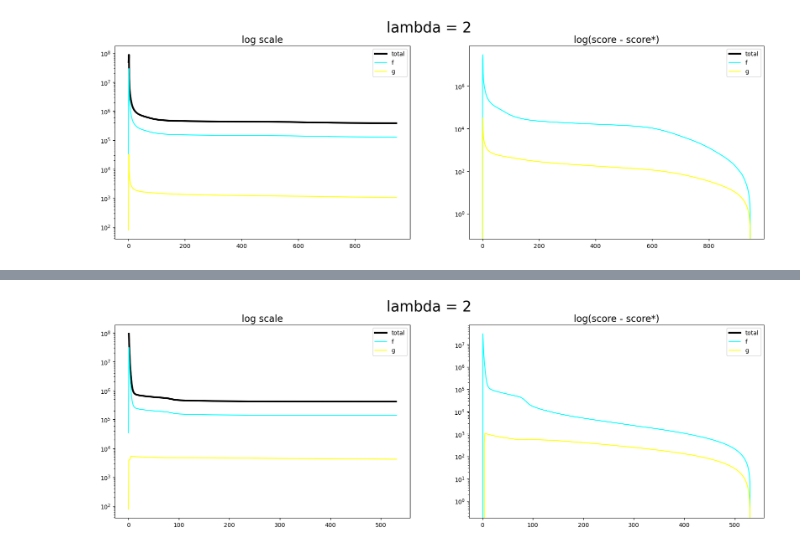
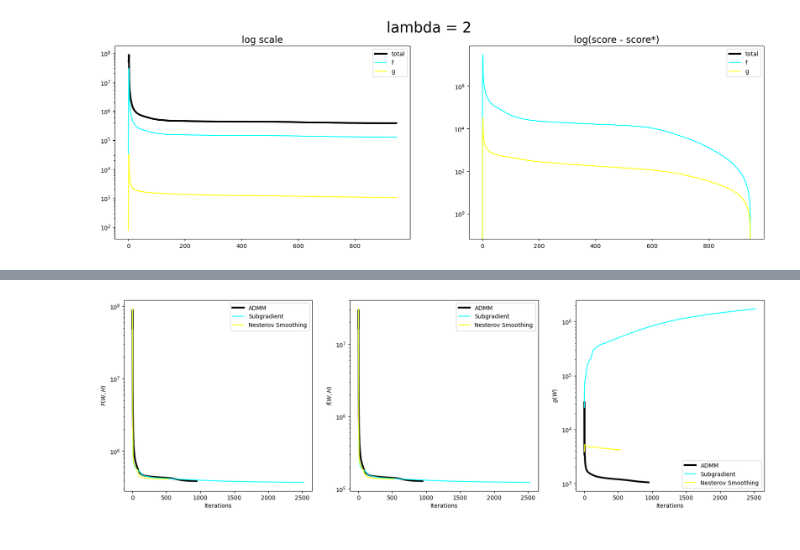
Before and after one commit to waqasbinhamed/seminmf, a Jupyter notebook: notebooks/other methods.ipynb, the cells around one changed output, grey strips where cells are left out. Saved outputs shown, nothing was run; the diff lists cells and outputs as text; code cells hidden in the pictures.

```diff
--- a/notebooks/other methods.ipynb
+++ b/notebooks/other methods.ipynb
@@ -52,15 +52,15 @@ def plot_images(H, img_size, comparison_idxs):
         fig.colorbar(img, cax=cax, orientation='vertical')
         axs[i].set_title(f'H({idx+1})')
 # %%
-X = np.load('datasets/urban_small.npz')['X']
+X = np.load('../datasets/urban_small.npz')['X']
 rank = 6
 
-data = np.load(f'saved_models/urban_small_r6_ini.npz')
+data = np.load(f'../saved_models/urban_small_r6_ini.npz')
 ini_W = data['W']
 ini_H = data['H']
 
 reg = 2
-save_filepath = 'saved_models/other_methods/urban_small_r{}_l{}_{}.npz'
+save_filepath = '../saved_models/other_methods/urban_small_r{}_l{}_{}.npz'
 # %%
 aa_size = 2
 max_iter = 3000
@@ -86,6 +86,10 @@ Wall time: 2min 6s
 save_results(save_filepath.format(rank, reg, 'admm'), Wb_admm, Hb_admm, Wl_admm, Hl_admm, fscores_admm, gscores_admm, lambda_vals_admm)
 save_results(save_filepath.format(rank, reg, 'subgrad'), Wb_subgrad, Hb_subgrad, Wl_subgrad, Hl_subgrad, fscores_subgrad, gscores_subgrad, lambda_vals_subgrad)
 save_results(save_filepath.format(rank, reg, 'smooth'), Wb_sm, Hb_sm, Wl_sm, Hl_sm, fscores_sm, gscores_sm, lambda_vals_sm)
+# %%
+Wb_admm, Hb_admm, Wl_admm, Hl_admm, fscores_admm, gscores_admm, lambda_vals_admm =load_results(save_filepath.format(rank, reg, 'admm'))
+Wb_subgrad, Hb_subgrad, Wl_subgrad, Hl_subgrad, fscores_subgrad, gscores_subgrad, lambda_vals_subgrad =load_results(save_filepath.format(rank, reg, 'subgrad'))
+Wb_sm, Hb_sm, Wl_sm, Hl_sm, fscores_sm, gscores_sm, lambda_vals_sm =load_results(save_filepath.format(rank, reg, 'smooth'))
 # %%
 total_score_admm = fscores_admm + lambda_vals_admm * gscores_admm
 total_score_subgrad = fscores_subgrad + lambda_vals_subgrad * gscores_subgrad
@@ -100,4 +99,41 @@ plot_scores(fscores_subgrad, gscores_subgrad, lambda_vals_subgrad, reg)
-# %%
-plot_scores(fscores_sm, gscores_sm, lambda_vals_sm, reg)
-# %% [output]
-[figure, removed]
+# %%
+def find_min(arrs):
+    min_val = np.Inf
+    for arr in arrs:
+        if min_val > min(arr):
+            min_val = min(arr)
+    return min_val
+
+vers = ['admm', 'subgrad', 'smoothing']
+fs = [fscores_admm[1:], fscores_subgrad[1:], fscores_sm[1:]]
+gs = [gscores_admm[1:], gscores_subgrad[1:], gscores_sm[1:]]
+ts = [total_score_admm[1:], total_score_subgrad[1:], total_score_sm[1:]]
+
+fig, axs = plt.subplots(1, 3, figsize=(20, 6))
+axs[0].set_yscale('log')
+axs[0].set_xlabel('Iterations')
+axs[0].set_ylabel('$F(W, H)$')
+axs[0].plot(ts[0], color='black', linewidth=3, label=vers[0])
+axs[0].plot(ts[1], color='cyan', linewidth=1.5, label=vers[1])
+axs[0].plot(ts[2], color='yellow', linewidth=1.5, label=vers[2])
+axs[0].legend(['ADMM', 'Subgradient', 'Nesterov Smoothing'])
+
+axs[1].set_yscale('log')
+axs[1].set_xlabel('Iterations')
+axs[1].set_ylabel('$f(W, H)$')
+axs[1].plot(fs[0], color='black', linewidth=3, label=vers[0])
+axs[1].plot(fs[1], color='cyan', linewidth=1.5, label=vers[1])
+axs[1].plot(fs[2], color='yellow', linewidth=1.5, label=vers[2])
+axs[1].legend(['ADMM', 'Subgradient', 'Nesterov Smoothing'])
+
+axs[2].set_yscale('log')
+axs[2].set_xlabel('Iterations')
+axs[2].set_ylabel('$g(W)$')
+axs[2].plot(gs[0], color='black', linewidth=3, label=vers[0])
+axs[2].plot(gs[1], color='cyan', linewidth=1.5, label=vers[1])
+axs[2].plot(gs[2], color='yellow', linewidth=1.5, label=vers[2])
+axs[2].legend(['ADMM', 'Subgradient', 'Nesterov Smoothing'])
+
+fig.savefig('../images_plots/version_comp.png')
+# %% [output]
+[figure, added]
```
Also changed, not shown: parts of 4 cells of this notebook, 1 other file.
